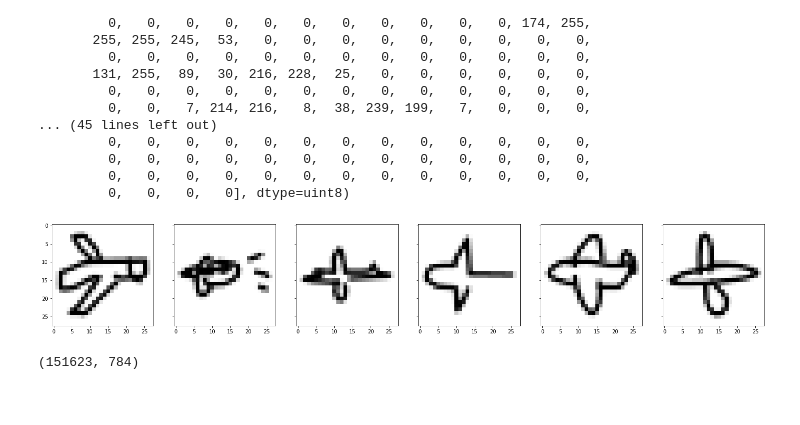
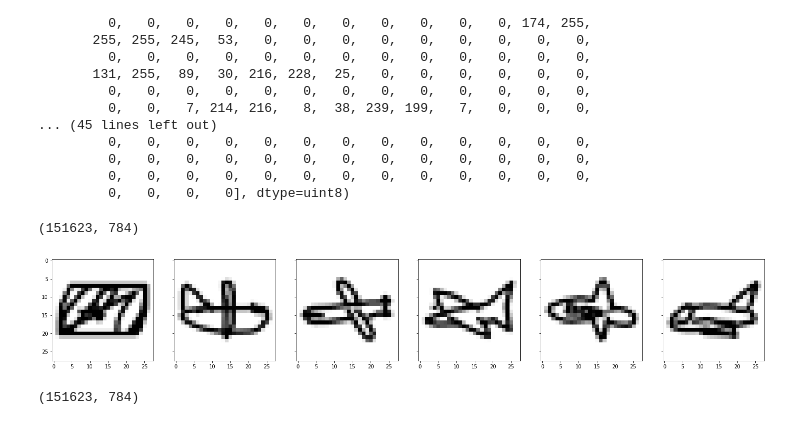
Before and after one commit to nasserboan/quick-gan, a Jupyter notebook: notebooks/GAN.ipynb, the cells around one changed output. Drawn from its saved outputs; the diff is of its cells as text; code cells hidden in the pictures.

```diff
--- a/notebooks/GAN.ipynb
+++ b/notebooks/GAN.ipynb
@@ -40,15 +40,19 @@ array([  0,   0,   0,   0,   0,   0,   0,   0,   0,   0,   0,   0,   0,
          0,   0,   0,   0,   0,   0,   0,   0,   0,   0,   0,   0,   0,
          0,   0,   0,   0,   0,   0,   0,   0,   0,   0,   0,   0,   0,
          0,   0,   0,   0], dtype=uint8)
+# %%
+data.shape
+# %% [output]
+(151623, 784)
 # %%
 ## verificando os dados
 
 f, ax = plt.subplots(1,6,sharey=True,figsize=(25,8))
 
 for i in range(6):
-    ax[i].imshow(data[i].reshape(28,28),cmap='Greys')
+    ax[i].imshow(data[np.random.randint(0,data.shape[0])].reshape(28,28),cmap='Greys')
 # %% [output]
-[figure, old version]
+[figure, new version]
 # %%
 ## verificando o shape
 
```
Also changed, not shown: parts of 3 cells of this notebook.
